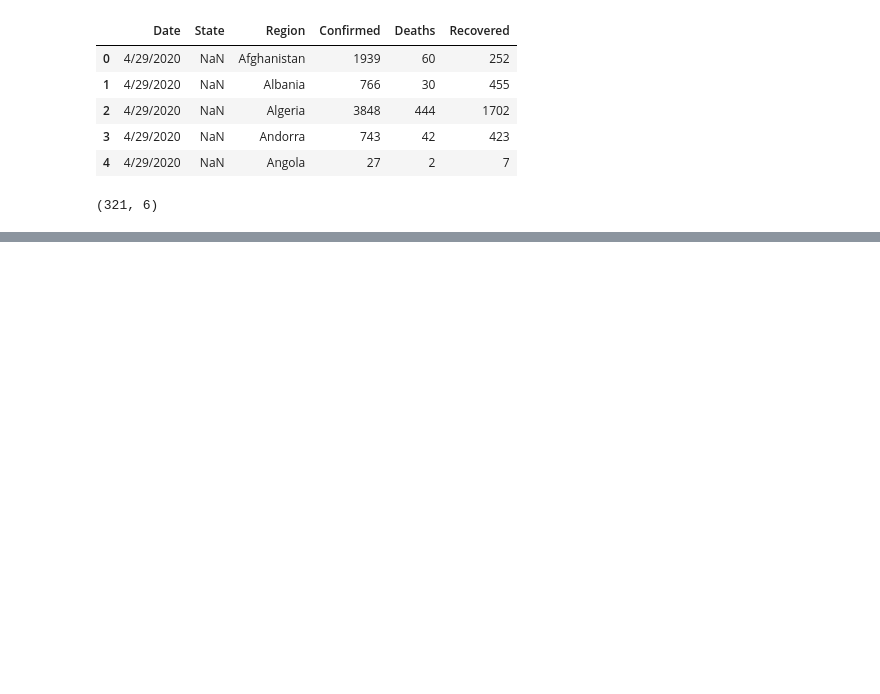
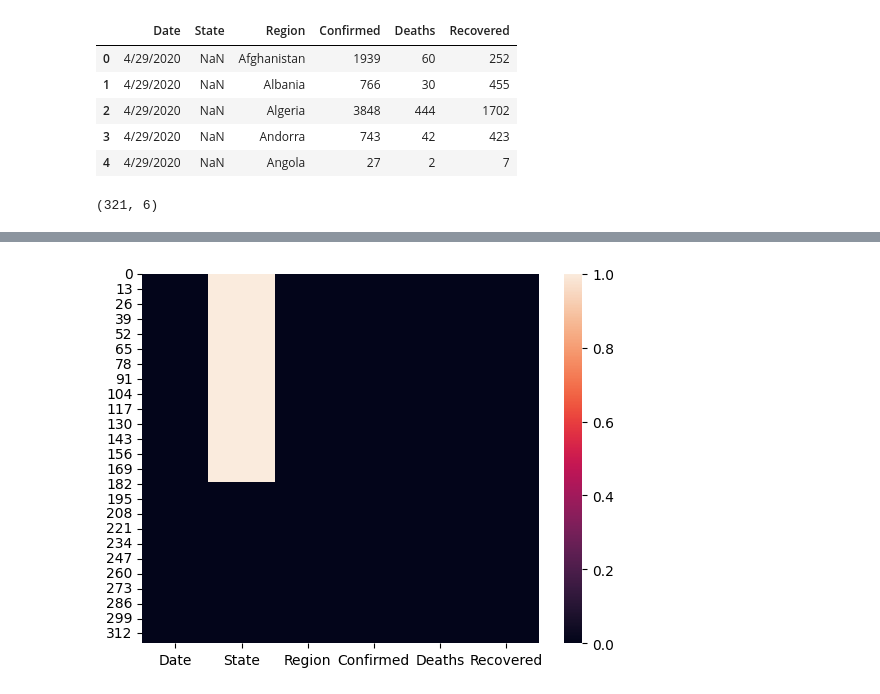
Before and after one commit to rifatabrarjowad/basicDAProject, a Jupyter notebook: Project04/main.ipynb, the cells around one changed output, grey strips where cells are left out. Cells and saved outputs as stored; diff of their text form; code cells hidden in the pictures; blank space fills up the shorter version.

```diff
--- a/Project04/main.ipynb
+++ b/Project04/main.ipynb
@@ -25,0 +49,5 @@ data.shape
+# %%
+sns.heatmap(data.isnull())
+plt.show()
+# %% [output]
+[figure, added]
```
Also changed, not shown: parts of 26 cells of this notebook.
